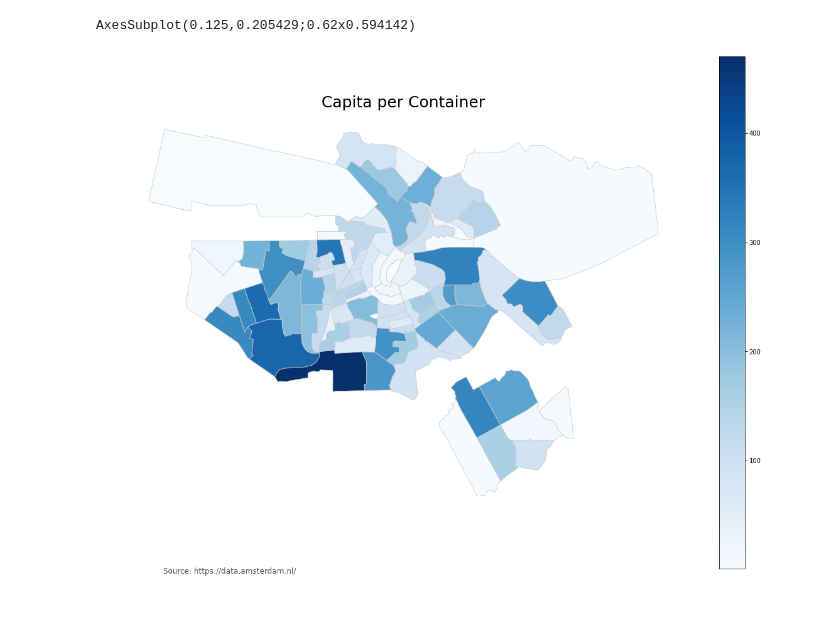
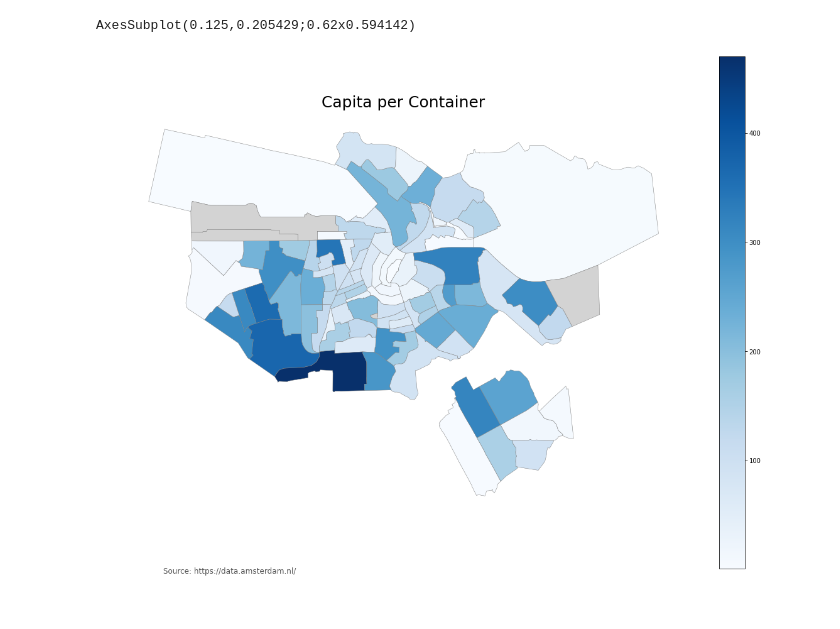
Before and after one commit to pmoreira1/amsterdam-project, a Jupyter notebook: Map - Capita per container.ipynb, the cells around one changed output. Drawn from its saved outputs; the diff is of its cells as text; code cells hidden in the pictures.

```diff
--- a/Map - Capita per container.ipynb
+++ b/Map - Capita per container.ipynb
@@ -23,17 +23,19 @@ container_population['capita_per_container']= container_population['2020']/conta
 # %%
 #MAP DATA
 map_df = gpd.read_file('shapes/bc2010zw_region.shp')
-final_data = pd.merge(map_df,container_population, left_on='SDBC',right_on='buurt_code')
-final_data.shape
+final_data = pd.merge(map_df,container_population, how='left', left_on='SDBC',right_on='buurt_code')
 # PLOT OPTIONS
 f, ax = plt.subplots(1)
 f.set_figheight(15)
 f.set_figwidth(20)
 ax.set_axis_off()
 ax.set_title('Capita per Container', fontdict={'fontsize': '25', 'fontweight' : '3'})
 ax.annotate('Source: https://data.amsterdam.nl/ ',xy=(0.1, .08),  xycoords='figure fraction', horizontalalignment= 'left', verticalalignment='top', fontsize=12, color='#555555')
 # DRAW MAP
-print(final_data.plot(column='count', cmap='Blues', legend=True, figsize=(40,10),linewidth=0.8, edgecolor='0.8',ax=ax))
+print(final_data.plot(column='count', cmap='Blues', legend=True, figsize=(40,10),linewidth=0.5, edgecolor='0.5', ax=ax, missing_kwds={'color': 'lightgrey'}))
+plt.savefig('images/Capita per Container.jpg')
+
+# map_df.plot()
 # %% [output]
 AxesSubplot(0.125,0.205429;0.62x0.594142)
-[figure, old version]
+[figure, new version]
```
Also changed, not shown: 14 other files.
